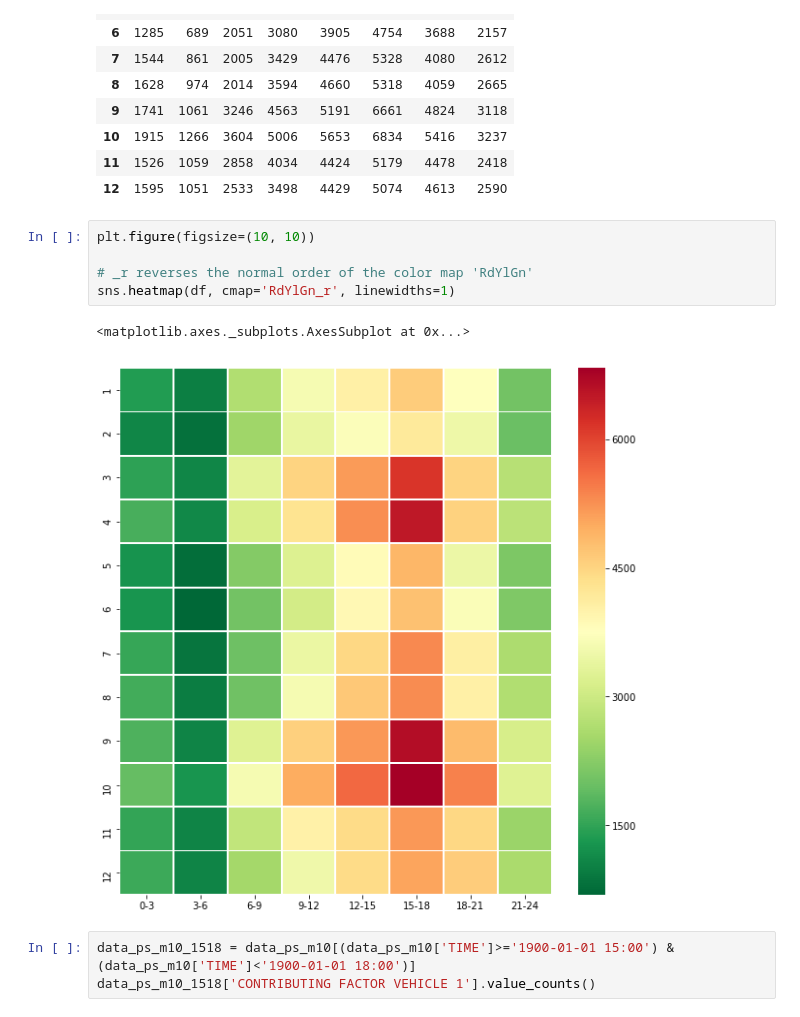
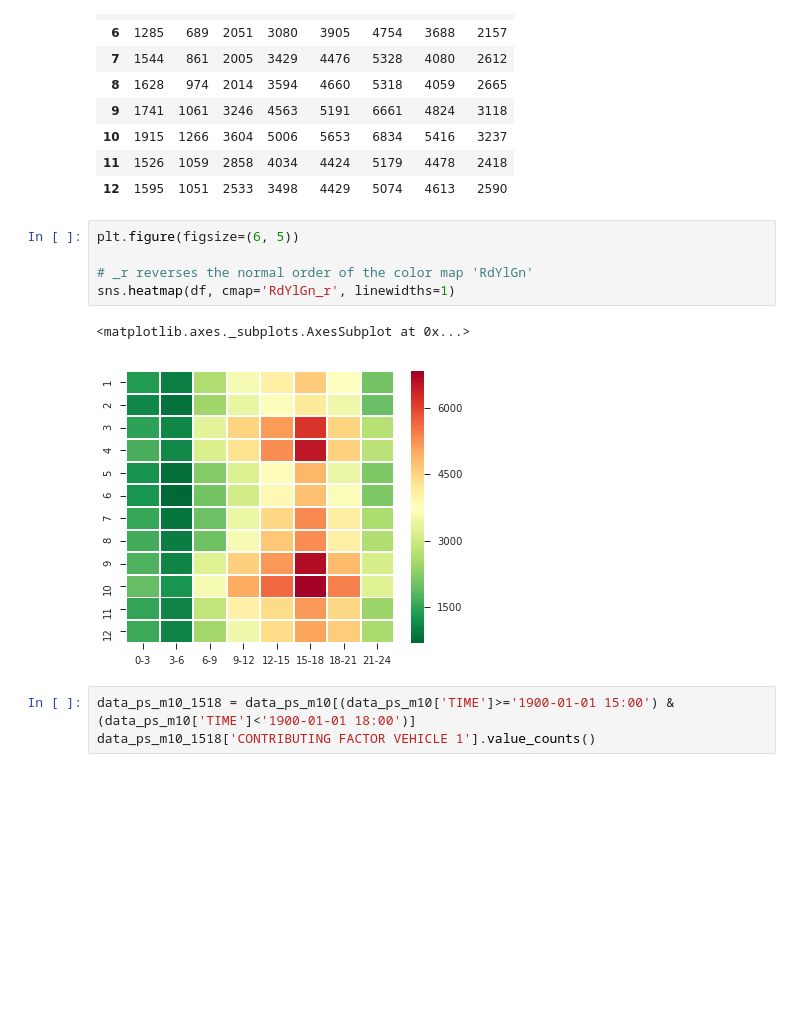
Before and after one commit to krisnadiputra/GCI2017-final-project, a Jupyter notebook: cosmas/cosmas.ipynb, the cells around one changed output. Cells and saved outputs as stored; diff of their text form; blank space fills up the shorter version.

Commit message:
graph version

```diff
--- a/cosmas/cosmas.ipynb
+++ b/cosmas/cosmas.ipynb
@@ -813,13 +813,13 @@ df
 | 11 | 1526 | 1059 | 2858 | 4034 | 4424 | 5179 | 4478 | 2418 |
 | 12 | 1595 | 1051 | 2533 | 3498 | 4429 | 5074 | 4613 | 2590 |
 # %%
-plt.figure(figsize=(10, 10))
+plt.figure(figsize=(6, 5))
 
 # _r reverses the normal order of the color map 'RdYlGn'
 sns.heatmap(df, cmap='RdYlGn_r', linewidths=1)
 # %% [output]
 <matplotlib.axes._subplots.AxesSubplot at 0x...>
-[figure, old version]
+[figure, new version]
 # %%
 data_ps_m10_1518 = data_ps_m10[(data_ps_m10['TIME']>='1900-01-01 15:00') & (data_ps_m10['TIME']<'1900-01-01 18:00')]
 data_ps_m10_1518['CONTRIBUTING FACTOR VEHICLE 1'].value_counts()
```
Also changed, not shown: parts of 8 cells of this notebook.
